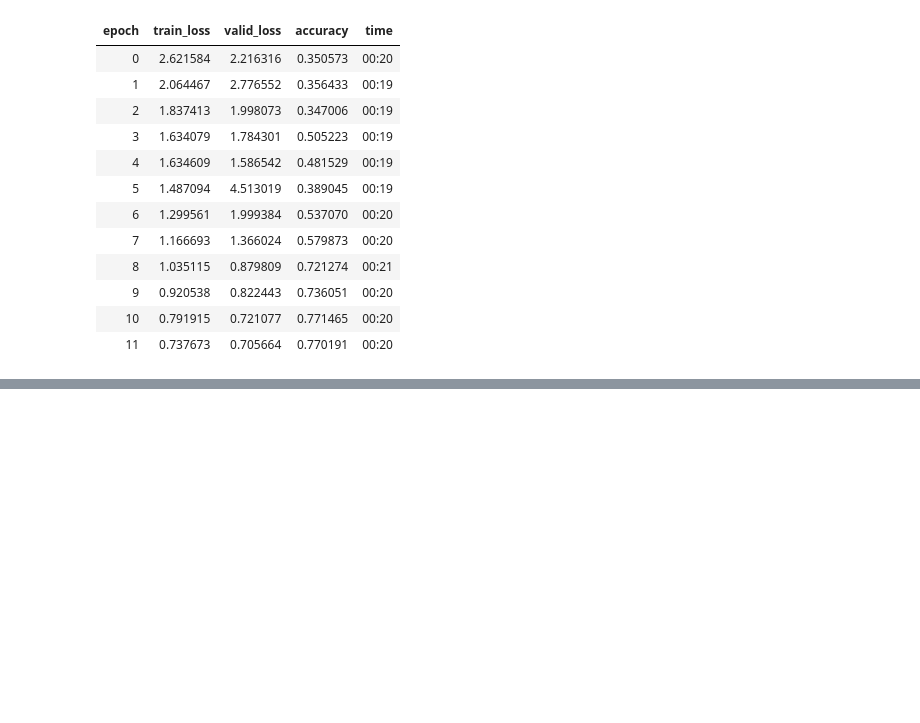
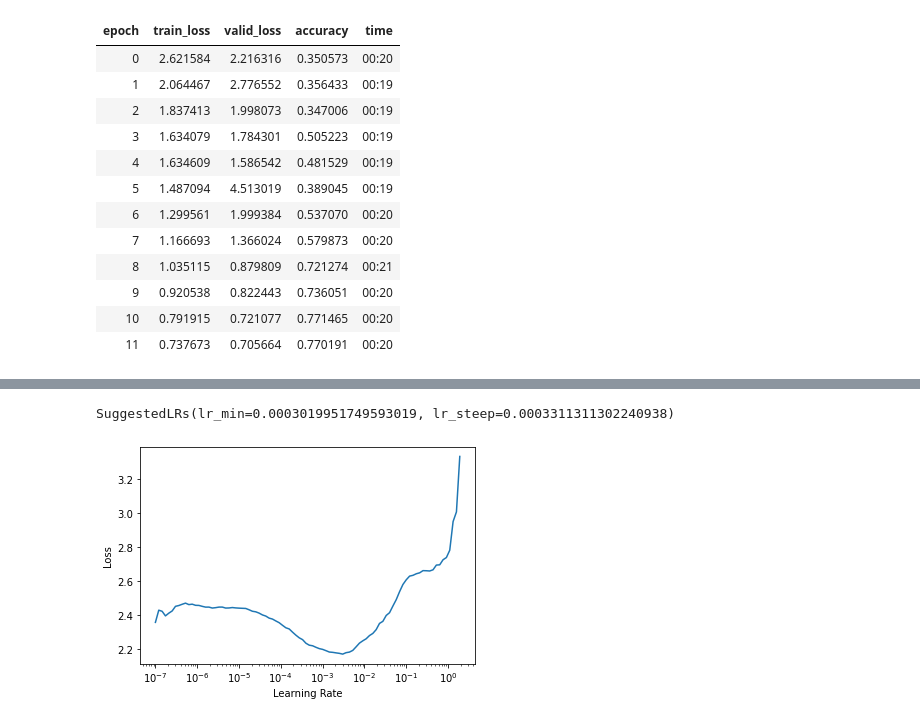
Before and after one commit to moaaztaha/fastai-experiments, a Jupyter notebook: imagenette.ipynb, the cells around one changed output, grey strips where cells are left out. Saved outputs shown, nothing was run; the diff lists cells and outputs as text; code cells hidden in the pictures; blank space fills up the shorter version.

```diff
--- a/imagenette.ipynb
+++ b/imagenette.ipynb
@@ -209,0 +280,4 @@ learn.fit_one_cycle(12, 3e-3)
+# %%
+learn = Learner(dls, xresnet50(n_out=10), loss_func=CrossEntropyLossFlat(), metrics=accuracy)
+learn.lr_find()
+# %% [output]
@@ -209,0 +285,2 @@ learn.fit_one_cycle(12, 3e-3)
+SuggestedLRs(lr_min=0.0003019951749593019, lr_steep=0.0003311311302240938)
+[figure, added]
```
Also changed, not shown: parts of 15 cells of this notebook.
